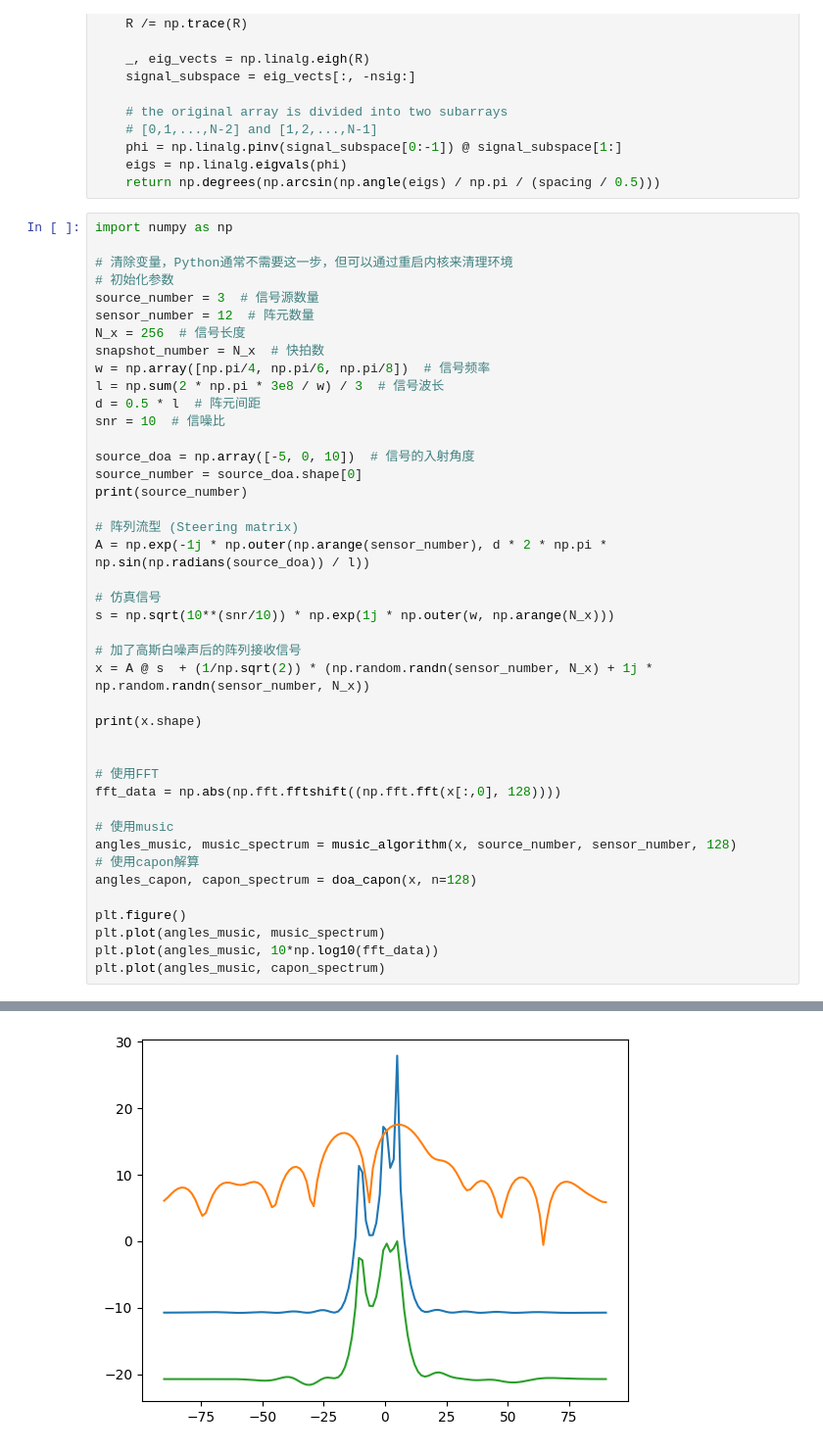
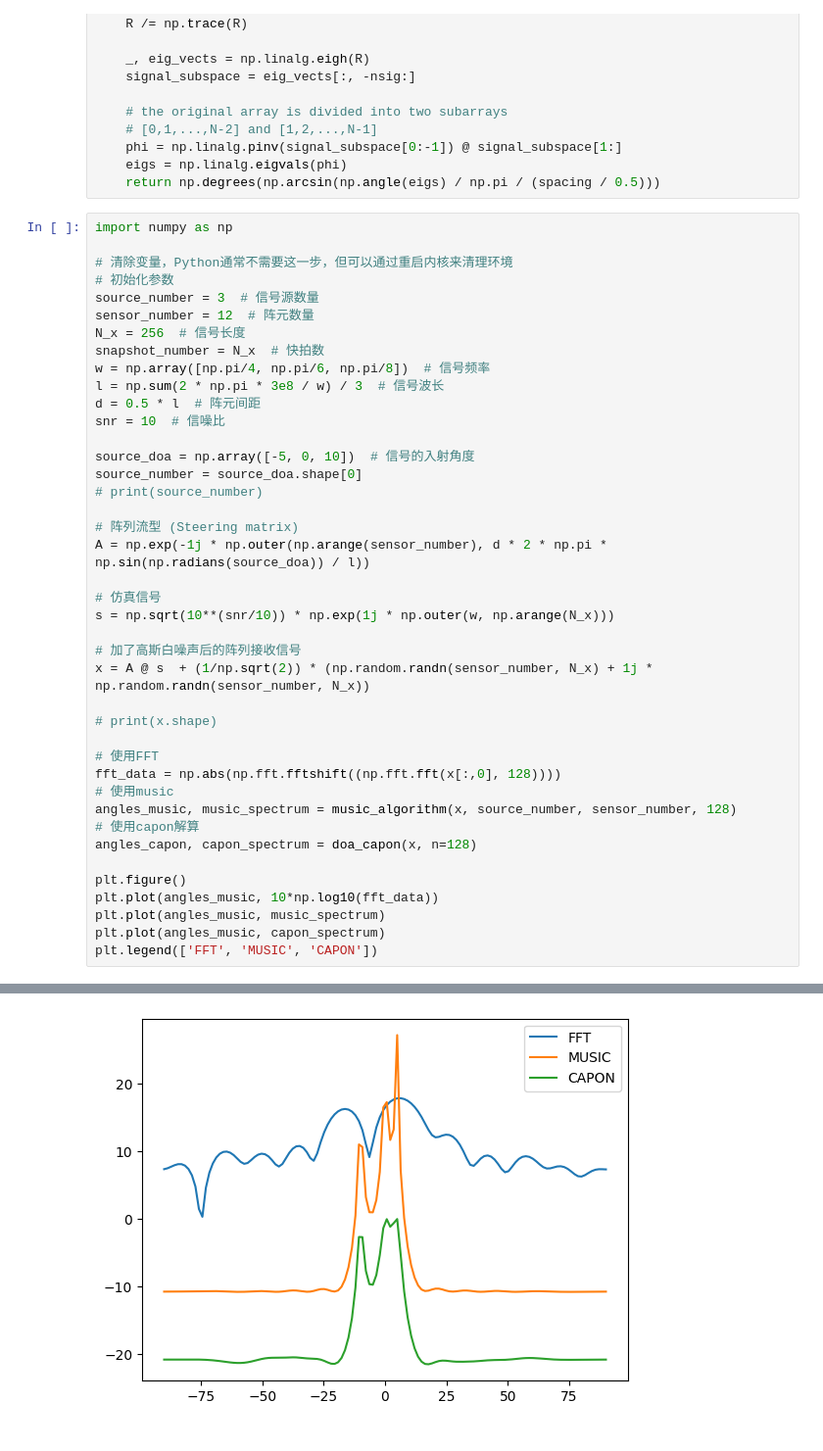
Before and after one commit to hcheng1005/about_Radar, a Jupyter notebook: 信号处理篇/DOA/DOA_demo.ipynb, the cells around one changed output, grey strips where cells are left out. Shown: that part at 98% size. Drawn from its saved outputs; the diff is of its cells as text.

```diff
--- a/信号处理篇/DOA/DOA_demo.ipynb
+++ b/信号处理篇/DOA/DOA_demo.ipynb
@@ -247,7 +247,7 @@ snr = 10  # 信噪比
 
 source_doa = np.array([-5, 0, 10])  # 信号的入射角度
 source_number = source_doa.shape[0]
-print(source_number)
+# print(source_number)
 
 # 阵列流型 (Steering matrix)
 A = np.exp(-1j * np.outer(np.arange(sensor_number), d * 2 * np.pi * np.sin(np.radians(source_doa)) / l))
@@ -258,20 +258,19 @@ s = np.sqrt(10**(snr/10)) * np.exp(1j * np.outer(w, np.arange(N_x)))
 # 加了高斯白噪声后的阵列接收信号
 x = A @ s  + (1/np.sqrt(2)) * (np.random.randn(sensor_number, N_x) + 1j * np.random.randn(sensor_number, N_x))
 
-print(x.shape)
-
+# print(x.shape)
 
 # 使用FFT
 fft_data = np.abs(np.fft.fftshift((np.fft.fft(x[:,0], 128))))
-
 # 使用music
 angles_music, music_spectrum = music_algorithm(x, source_number, sensor_number, 128)
 # 使用capon解算
 angles_capon, capon_spectrum = doa_capon(x, n=128)
 
 plt.figure()
+plt.plot(angles_music, 10*np.log10(fft_data))
 plt.plot(angles_music, music_spectrum)
-plt.plot(angles_music, 10*np.log10(fft_data))
 plt.plot(angles_music, capon_spectrum)
+plt.legend(['FFT', 'MUSIC', 'CAPON'])
 # %% [output]
 3
@@ -280 +278 @@ plt.plot(angles_music, capon_spectrum)
-[figure, old version]
+[figure, new version]
```
Also changed, not shown: parts of 1 cell of this notebook, 1 other file.
